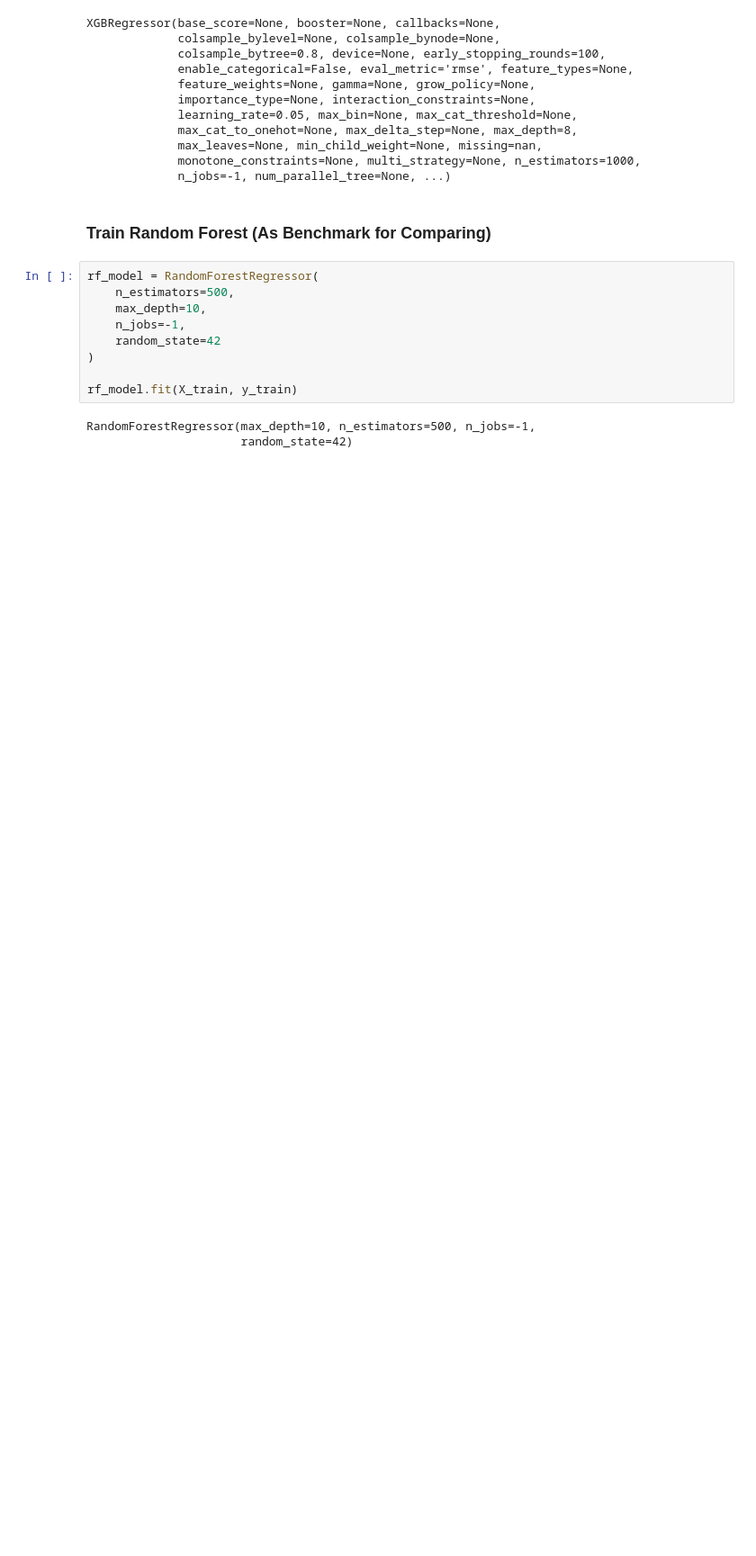
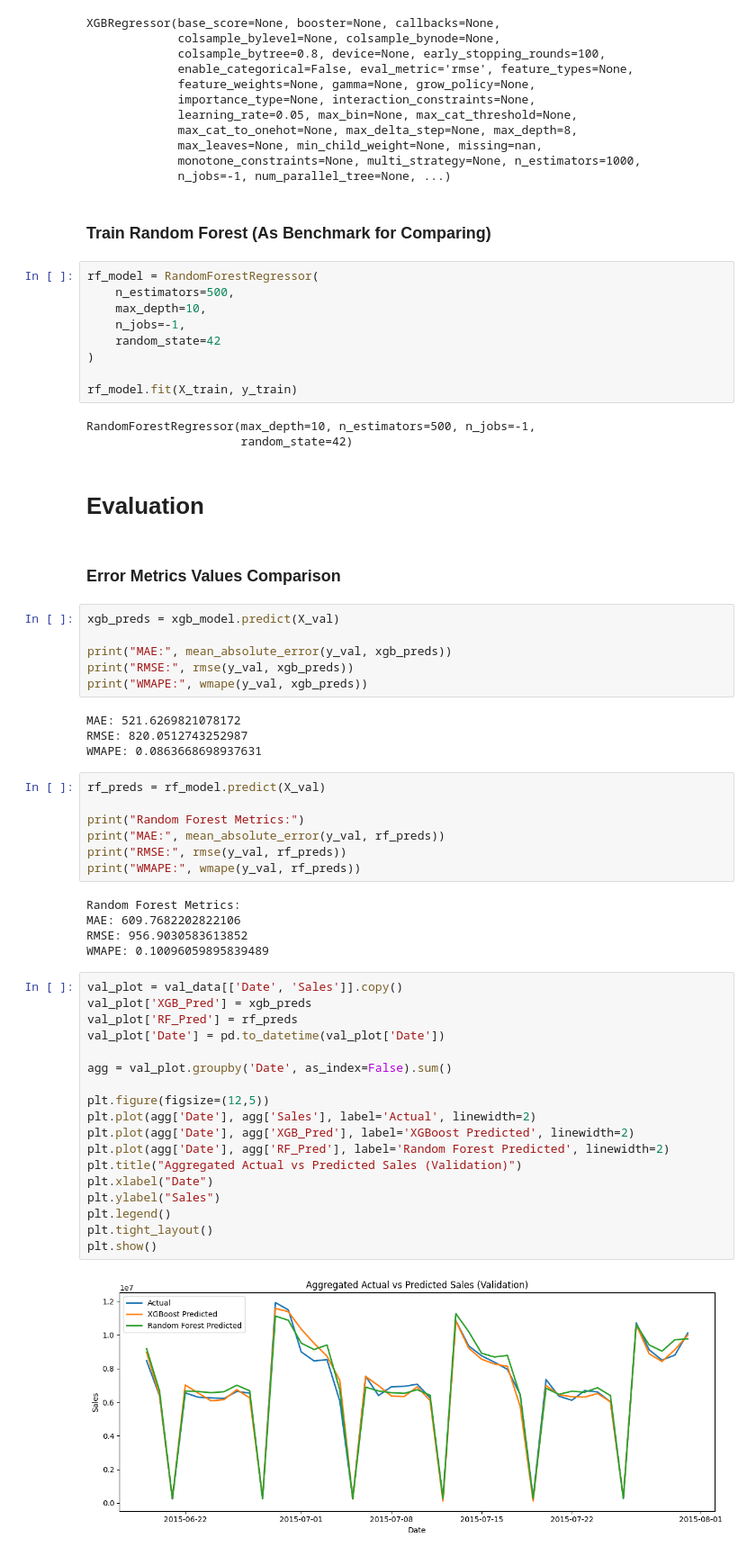
Before and after one commit to aminnademi/Predictive-Analysis, a Jupyter notebook: Predictive Analysis.ipynb, the cells around one changed output. Shown: that part at 90% size. Saved outputs shown, nothing was run; the diff lists cells and outputs as text; blank space fills up the shorter version.

Commit message:
Compute & Compare Metrics with Visualization For Evaluation Phase

```diff
--- a/Predictive Analysis.ipynb
+++ b/Predictive Analysis.ipynb
@@ -283,3 +283,49 @@ rf_model.fit(X_train, y_train)
 # %% [output]
 RandomForestRegressor(max_depth=10, n_estimators=500, n_jobs=-1,
                       random_state=42)
+# %% [markdown]
+# Evaluation
+# %% [markdown]
+### Error Metrics Values Comparison
+# %%
+xgb_preds = xgb_model.predict(X_val)
+
+print("MAE:", mean_absolute_error(y_val, xgb_preds))
+print("RMSE:", rmse(y_val, xgb_preds))
+print("WMAPE:", wmape(y_val, xgb_preds))
+# %% [output]
+MAE: 521.6269821078172
+RMSE: 820.0512743252987
+WMAPE: 0.0863668698937631
+# %%
+rf_preds = rf_model.predict(X_val)
+
+print("Random Forest Metrics:")
+print("MAE:", mean_absolute_error(y_val, rf_preds))
+print("RMSE:", rmse(y_val, rf_preds))
+print("WMAPE:", wmape(y_val, rf_preds))
+# %% [output]
+Random Forest Metrics:
+MAE: 609.7682202822106
+RMSE: 956.9030583613852
+WMAPE: 0.10096059895839489
+# %%
+val_plot = val_data[['Date', 'Sales']].copy()
+val_plot['XGB_Pred'] = xgb_preds
+val_plot['RF_Pred'] = rf_preds
+val_plot['Date'] = pd.to_datetime(val_plot['Date'])
+
+agg = val_plot.groupby('Date', as_index=False).sum()
+
+plt.figure(figsize=(12,5))
+plt.plot(agg['Date'], agg['Sales'], label='Actual', linewidth=2)
+plt.plot(agg['Date'], agg['XGB_Pred'], label='XGBoost Predicted', linewidth=2)
+plt.plot(agg['Date'], agg['RF_Pred'], label='Random Forest Predicted', linewidth=2)
+plt.title("Aggregated Actual vs Predicted Sales (Validation)")
+plt.xlabel("Date")
+plt.ylabel("Sales")
+plt.legend()
+plt.tight_layout()
+plt.show()
+# %% [output]
+[figure, added]
```
